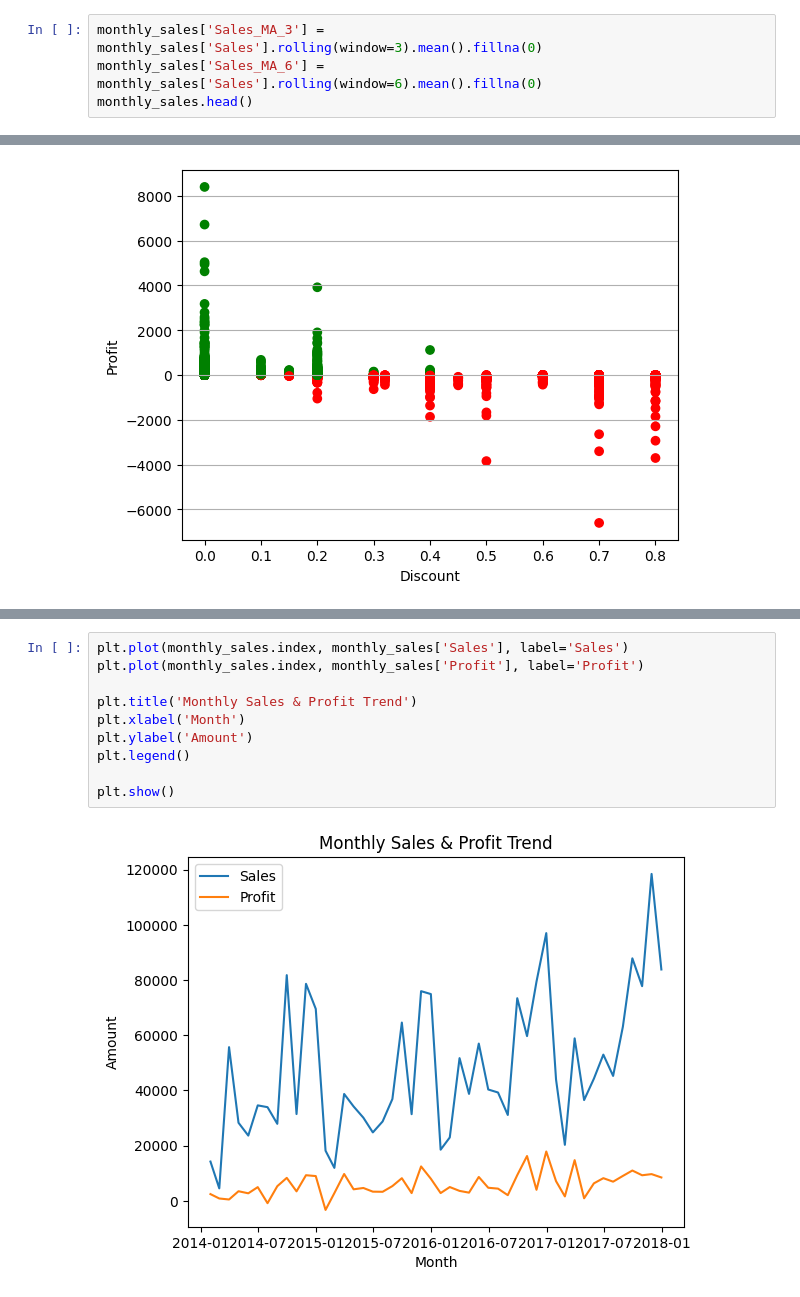
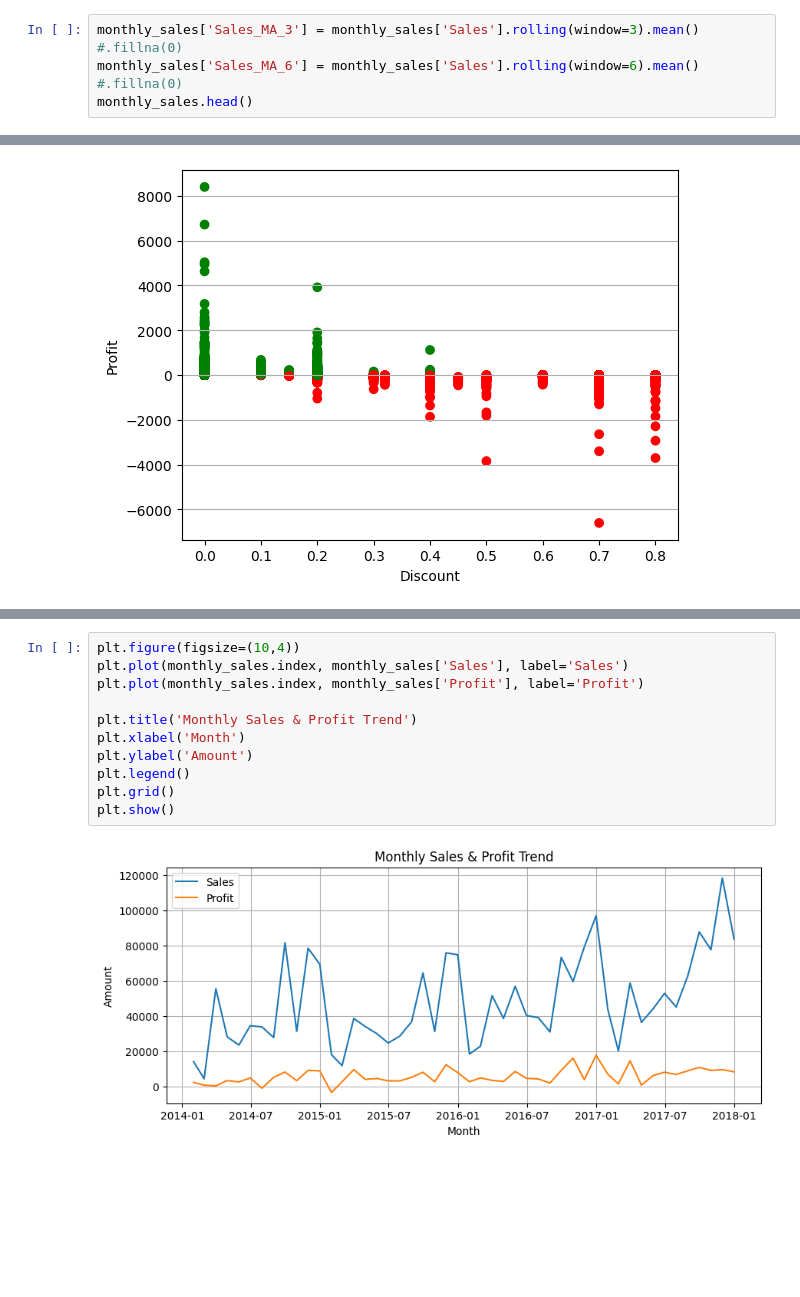
Before and after one commit to AdiXjaiswal/Sales-Dashboard, a Jupyter notebook: sales_dashboard.ipynb, the cells around one changed output, grey strips where cells are left out. Cells and saved outputs as stored; diff of their text form; blank space fills up the shorter version.

Commit message:
added more charts

```diff
--- a/sales_dashboard.ipynb
+++ b/sales_dashboard.ipynb
@@ -271,8 +277,8 @@ monthly_sales.head()
 # %% [markdown]
 - adding **Moving Averages** of window 3 and 6
 # %%
-monthly_sales['Sales_MA_3'] = monthly_sales['Sales'].rolling(window=3).mean().fillna(0)
-monthly_sales['Sales_MA_6'] = monthly_sales['Sales'].rolling(window=6).mean().fillna(0)
+monthly_sales['Sales_MA_3'] = monthly_sales['Sales'].rolling(window=3).mean() #.fillna(0)
+monthly_sales['Sales_MA_6'] = monthly_sales['Sales'].rolling(window=6).mean() #.fillna(0)
 monthly_sales.head()
 # %% [output]
 |  | Sales | Profit | Weighted_discount | Sales_MA_3 | Sales_MA_6 |
@@ -379,12 +395,13 @@ plt.plot(monthly_sales['Sales'])
 # %%
+plt.figure(figsize=(10,4))
 plt.plot(monthly_sales.index, monthly_sales['Sales'], label='Sales')
 plt.plot(monthly_sales.index, monthly_sales['Profit'], label='Profit')
 
 plt.title('Monthly Sales & Profit Trend')
 plt.xlabel('Month')
 plt.ylabel('Amount')
 plt.legend()
-
+plt.grid()
 plt.show()
 # %% [output]
-[figure, old version]
+[figure, new version]
```
Also changed, not shown: parts of 25 cells of this notebook.
